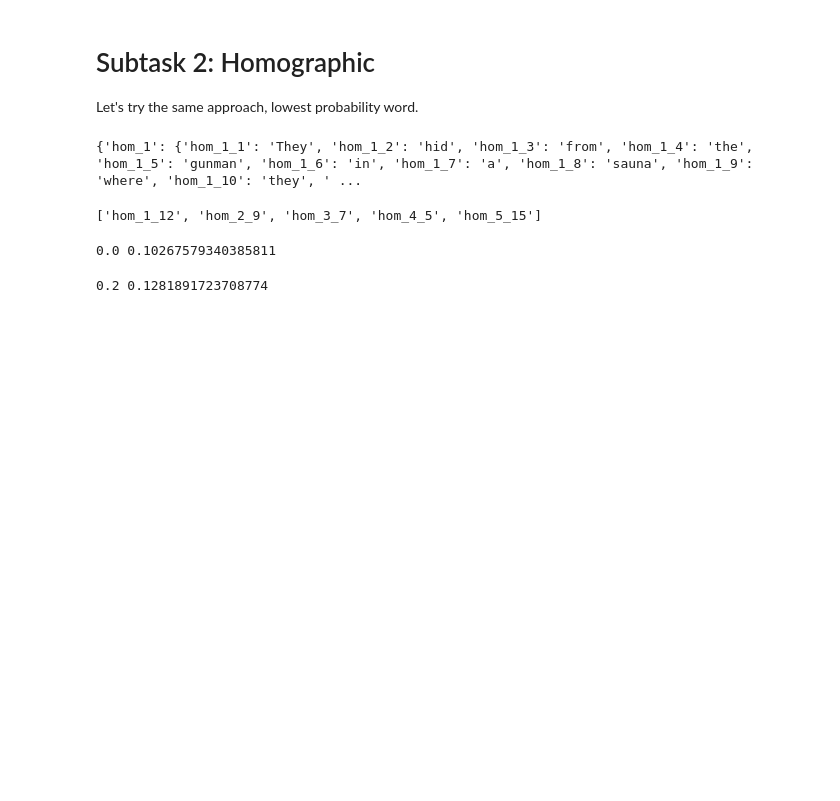
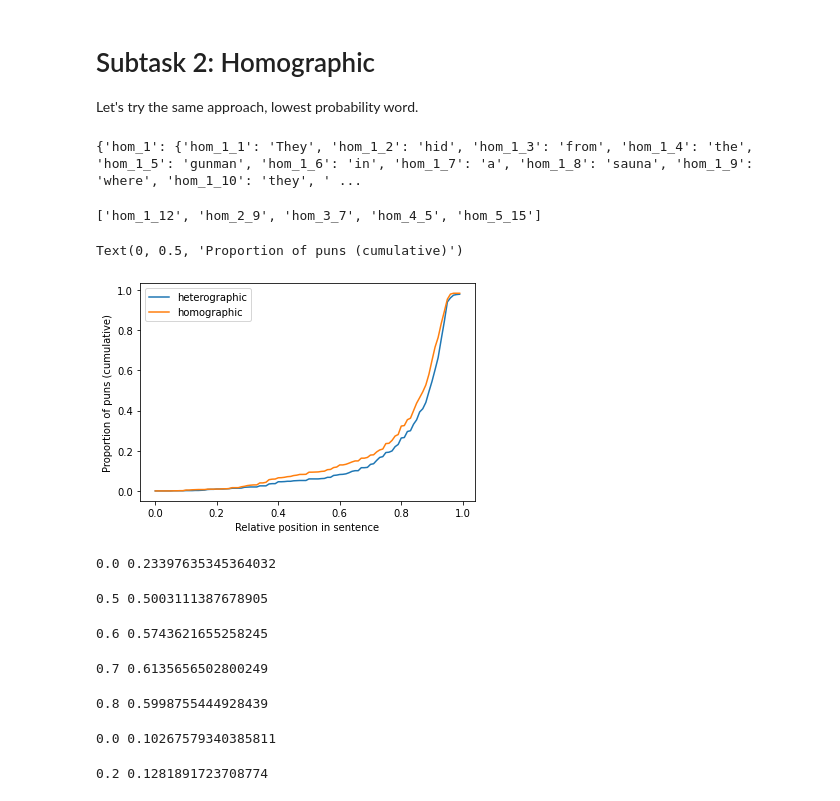
Before and after one commit to gdunlevy/ENLP-Final-Project, a Jupyter notebook: subtask 2/ENLP_Testing.ipynb, the cells around one changed output. Drawn from its saved outputs; the diff is of its cells as text; code cells hidden in the pictures; blank space fills up the shorter version.

```diff
--- a/subtask 2/ENLP_Testing.ipynb
+++ b/subtask 2/ENLP_Testing.ipynb
@@ -105,15 +247,15 @@ for i in tqdm(puns):
       # print(tokenizer.decode([old]), probs[-1])
       tok = copy.deepcopy(orig)
 
-    tok = tokenizer.tokenize(sent, return_tensors="pt")
-    tok.append('')
+    toks = tokenizer.tokenize(sent, return_tensors="pt")
+    toks.append('')
     min_score, min_pos = 2, poss[0]
     cur = 1
     pos = -1
     l = len(probs)
     for i in range(min(l // 2, l - 1), l):
       # print(tok[i], probs[i])
-      if not tok[i].startswith('##'):
+      if not toks[i].startswith('##'):
         if cur < min_score and i >= l // 2:
           min_score = cur
           min_pos = pos
@@ -306,23 +440,23 @@ f = 'semeval2017_task7/data/test/subtask2-homographic-test.xml'
 mytree = p.ET.parse(f)
 myroot = mytree.getroot()
 
-puns = []
+puns2 = []
 for item in myroot.findall('./text'):
   dict1 = {}
   dict1[item.attrib['id']] = {}
   for child in item:
     idd = child.attrib['id']
     dict1[item.attrib['id']][idd] = child.text
-  puns.append(dict1)
+  puns2.append(dict1)
 
-print(puns[0])
+print(puns2[0])
 # %% [output]
 {'hom_1': {'hom_1_1': 'They', 'hom_1_2': 'hid', 'hom_1_3': 'from', 'hom_1_4': 'the', 'hom_1_5': 'gunman', 'hom_1_6': 'in', 'hom_1_7': 'a', 'hom_1_8': 'sauna', 'hom_1_9': 'where', 'hom_1_10': 'they', ' ...
 # %%
-gold = []
+gold2 = []
 with open('/content/ENLP-Final-Project/semeval2017_task7/data/test/subtask2-homographic-test.gold', 'r') as fin:
   for row in fin:
-    gold.append(row.strip().split('\t')[1])
-print(gold[:5])
+    gold2.append(row.strip().split('\t')[1])
+print(gold2[:5])
 # %% [output]
 ['hom_1_12', 'hom_2_9', 'hom_3_7', 'hom_4_5', 'hom_5_15']
@@ -336,3 +463,39 @@ model = AutoModelForCausalLM.from_pretrained("gpt2", output_hidden_states=True).
+# %%
+tot = len(puns)
+tot2 = len(puns2)
+d, d2 = [], []
+for i in range(100):
+  i /= 100
+  d.append([i, check(0.0, i, puns, gold) / tot])
+  d2.append([i, check(0.0, i, puns2, gold2) / tot2])
+# %%
+import matplotlib.pyplot as plt
+
+plt.plot([x[0] for x in d], [x[1] for x in d], label='heterographic')
+plt.plot([x[0] for x in d2], [x[1] for x in d2], label='homographic')
+plt.legend()
+plt.xlabel('Relative position in sentence')
+plt.ylabel('Proportion of puns (cumulative)')
+# %% [output]
+Text(0, 0.5, 'Proportion of puns (cumulative)')
+[figure, added]
+# %%
+for ratio in [0.0, 0.5]:
+  print(ratio, accuracy_score(gold, bert(puns, gold, ratio)))
+# %% [output]
+0.0 0.23397635345364032
+0.5 0.5003111387678905
+# %%
+for ratio in [0.6, 0.7]:
+  print(ratio, accuracy_score(gold, bert(puns, gold, ratio)))
+# %% [output]
+0.6 0.5743621655258245
+0.7 0.6135656502800249
+# %%
+for ratio in [0.8]:
+  print(ratio, accuracy_score(gold, bert(puns, gold, ratio)))
+# %% [output]
+0.8 0.5998755444928439
 # %%
 from sklearn.metrics import accuracy_score
 
```
Also changed, not shown: parts of 13 cells of this notebook, 1 other file.
